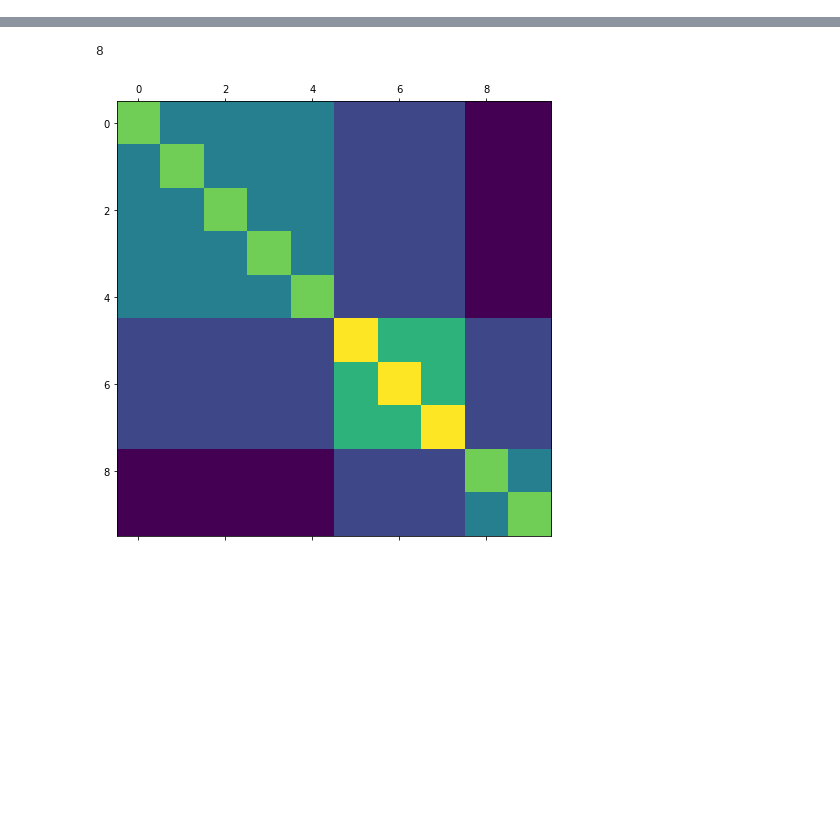
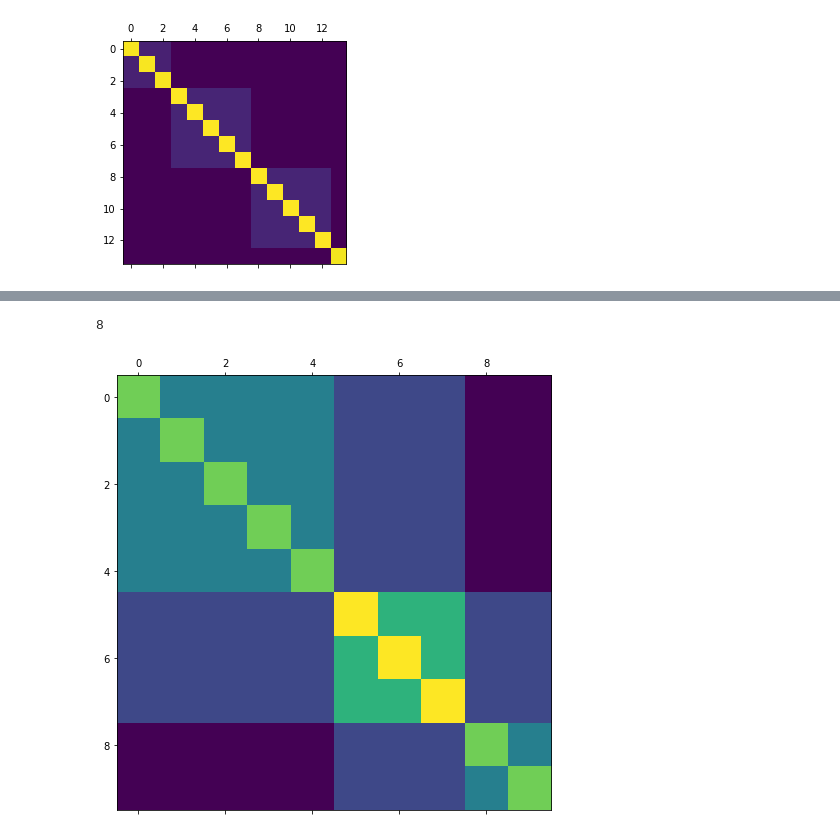
Before and after one commit to ogrisel/notebooks, a Jupyter notebook: precision_matrices.ipynb, the cells around one changed output, grey strips where cells are left out. Saved outputs shown, nothing was run; the diff lists cells and outputs as text; code cells hidden in the pictures; blank space fills up the shorter version.

```diff
--- a/precision_matrices.ipynb
+++ b/precision_matrices.ipynb
@@ -60,0 +62,4 @@ plt.matshow(K_tensor);
+# %%
+plt.matshow(tf.linalg.expm(K_tensor));
+# %% [output]
+[figure, added]
```
Also changed, not shown: parts of 14 cells of this notebook.
